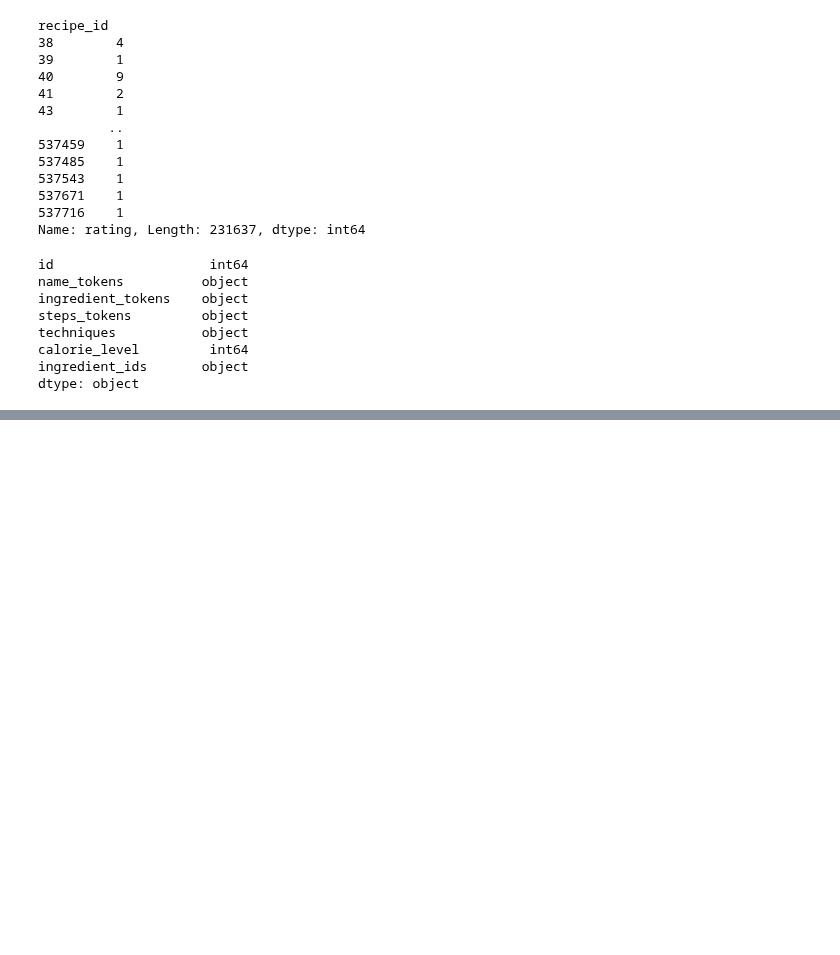
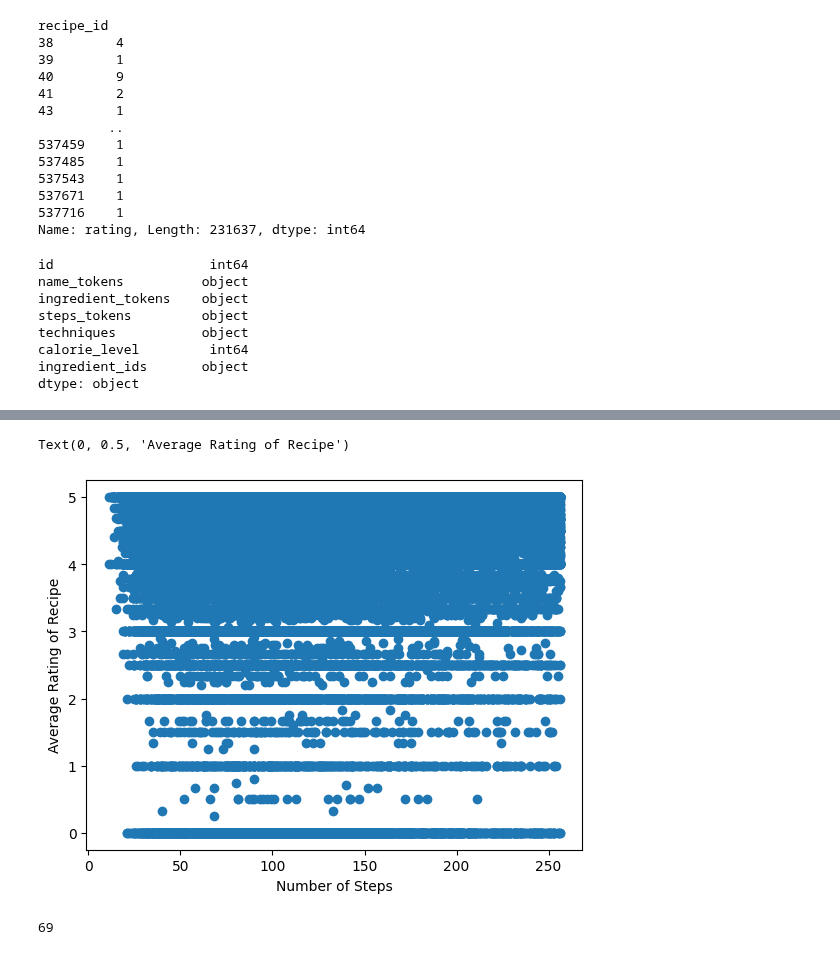
Before and after one commit to YihsuanKuo/CSE158R_Assignment2, a Jupyter notebook: a2.ipynb, the cells around one changed output, grey strips where cells are left out. Cells and saved outputs as stored; diff of their text form; code cells hidden in the pictures; blank space fills up the shorter version.

Commit message:
fixed n_steps column

```diff
--- a/a2.ipynb
+++ b/a2.ipynb
@@ -47,7 +65,7 @@ PP_recipes['ingredient_tokens'] = PP_recipes['ingredient_tokens'].apply(lambda x
 PP_recipes['steps_tokens'] = PP_recipes['steps_tokens'].apply(lambda x: ast.literal_eval(x))
 PP_recipes['techniques'] = PP_recipes['techniques'].apply(lambda x: ast.literal_eval(x))
 PP_recipes['ingredient_ids'] = PP_recipes['ingredient_ids'].apply(lambda x: ast.literal_eval(x))
-PP_recipes['n_steps'] = PP_recipes['steps_tokens'].apply(lambda x: len(x))
+PP_recipes['n_steps'] = PP_recipes.merge(RAW_recipes, on='id', how='left')['n_steps']
 
 PP_recipes
 # %% [output]
@@ -54,0 +120,16 @@ ValueError: malformed node or string: [40480, 1454, 16201, 2056, 955, 541, 11332
+# %%
+merged = interactions_train.merge(PP_recipes, left_on='recipe_id', right_on='id', how='left')
+avg_ratings_per_recipe = merged.groupby('recipe_id')['rating'].mean()
+# %%
+steps_per_recipe = merged.groupby('recipe_id')['n_steps'].first()
+
+plt.scatter(steps_per_recipe, avg_ratings_per_recipe)
+plt.xlabel('Number of Steps')
+plt.ylabel('Average Rating of Recipe')
+# %% [output]
+Text(0, 0.5, 'Average Rating of Recipe')
+[figure, added]
+# %%
+len(PP_recipes['steps_tokens'][0])
+# %% [output]
+69
```
Also changed, not shown: parts of 16 cells of this notebook.
